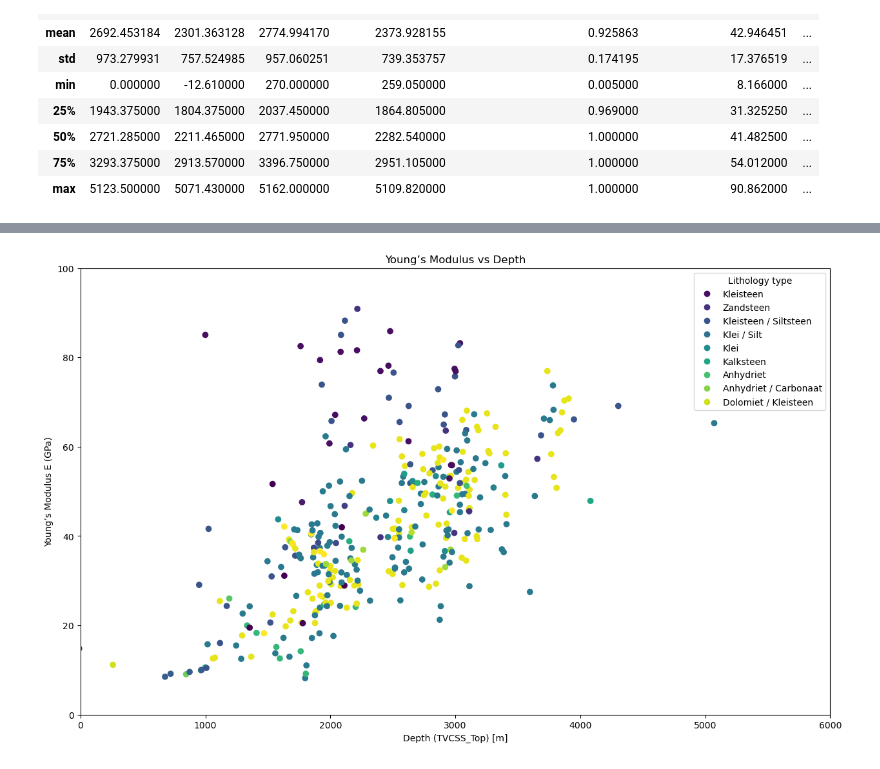
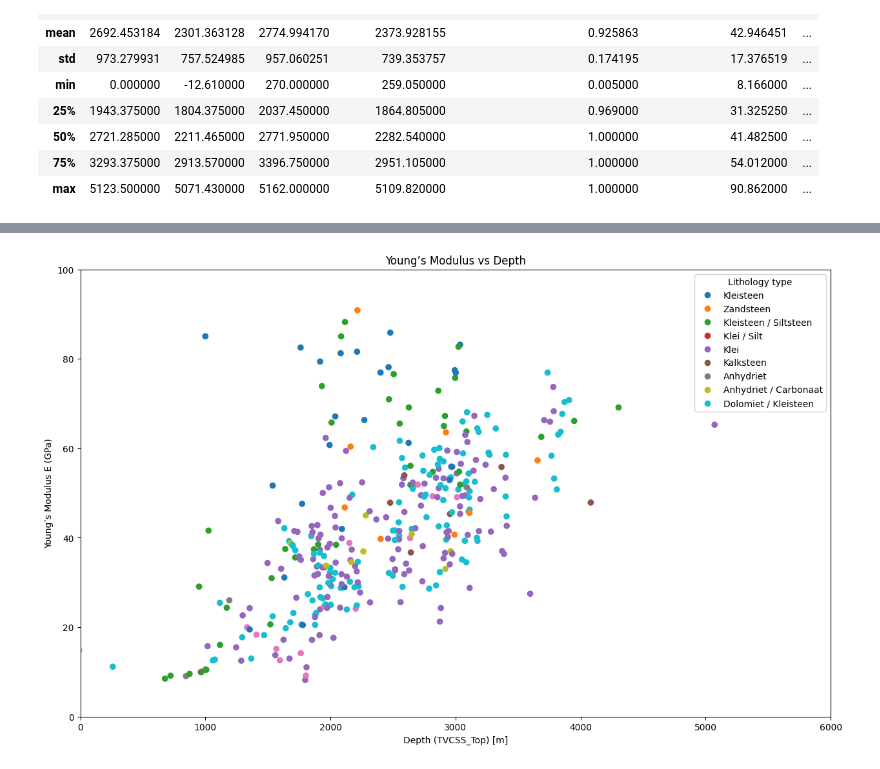
Before and after one commit to anailil/petrophys-viz, a Jupyter notebook: notebooks/01_geomech_properties.ipynb, the cells around one changed output, grey strips where cells are left out. Drawn from its saved outputs; the diff is of its cells as text; code cells hidden in the pictures.

```diff
--- a/notebooks/01_geomech_properties.ipynb
+++ b/notebooks/01_geomech_properties.ipynb
@@ -100,18 +100,18 @@ lith_list = [(k) for k in geomech_par['Lithology_type'].unique()]
 # %%
 plt.figure(figsize=(15,9))
 scatter = plt.scatter(geomech_par['TVCSS_Top'],
             geomech_par['Young’s Modulus E (GPa)'],
-            c=geomech_par['Lithology_type'].astype('category').cat.codes)
-#            cmap="tab10",
+            c=geomech_par['Lithology_type'].astype('category').cat.codes,
+            cmap="tab10")
 plt.xlabel('Depth (TVCSS_Top) [m]')
 plt.ylabel('Young’s Modulus E (GPa)')
 plt.title('Young’s Modulus vs Depth')
 plt.ylim(0, 100)
 plt.xlim(0, 6000)
 plt.legend(handles=scatter.legend_elements()[0],
            labels=lith_list,
 
            title="Lithology type")
 plt.show()
 # %% [output]
-[figure, old version]
+[figure, new version]
```
Also changed, not shown: 20 other files.
